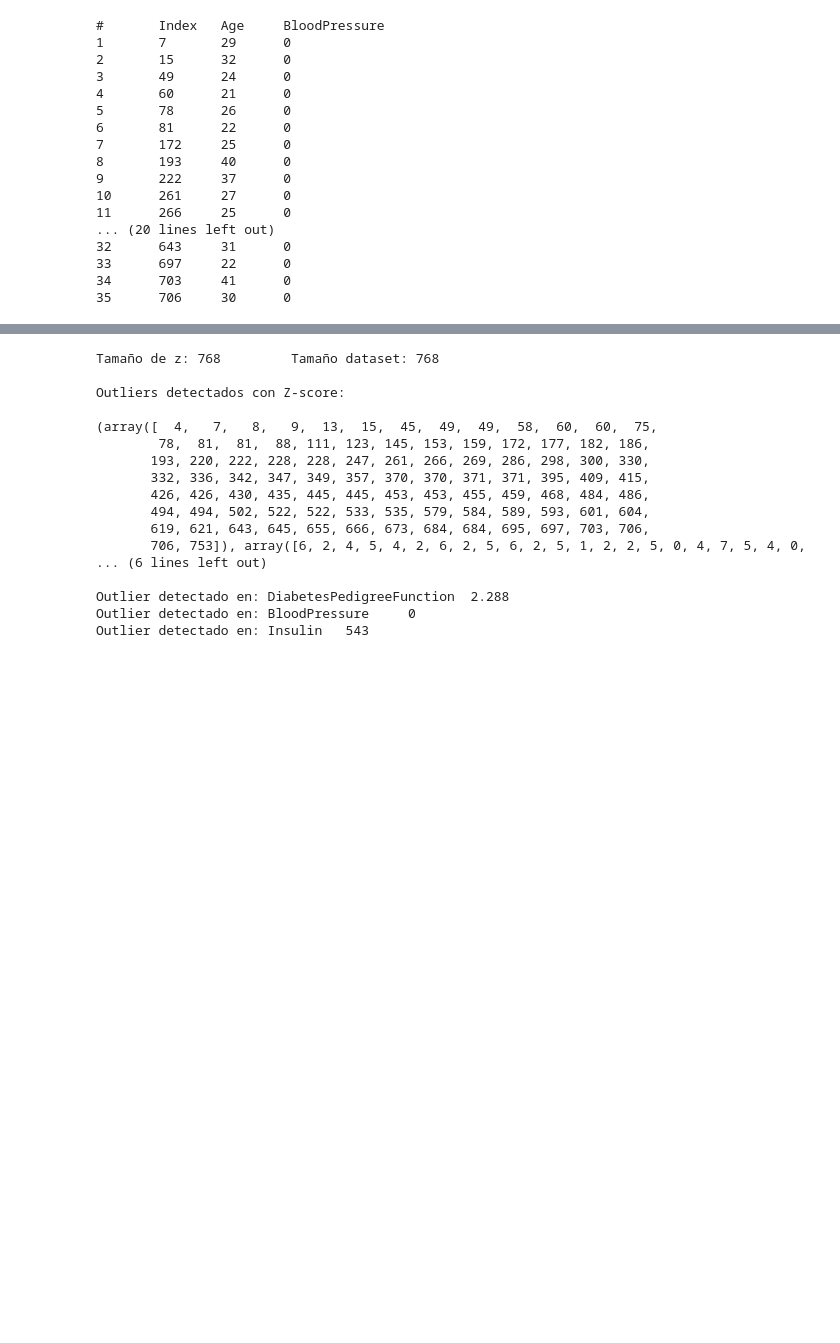
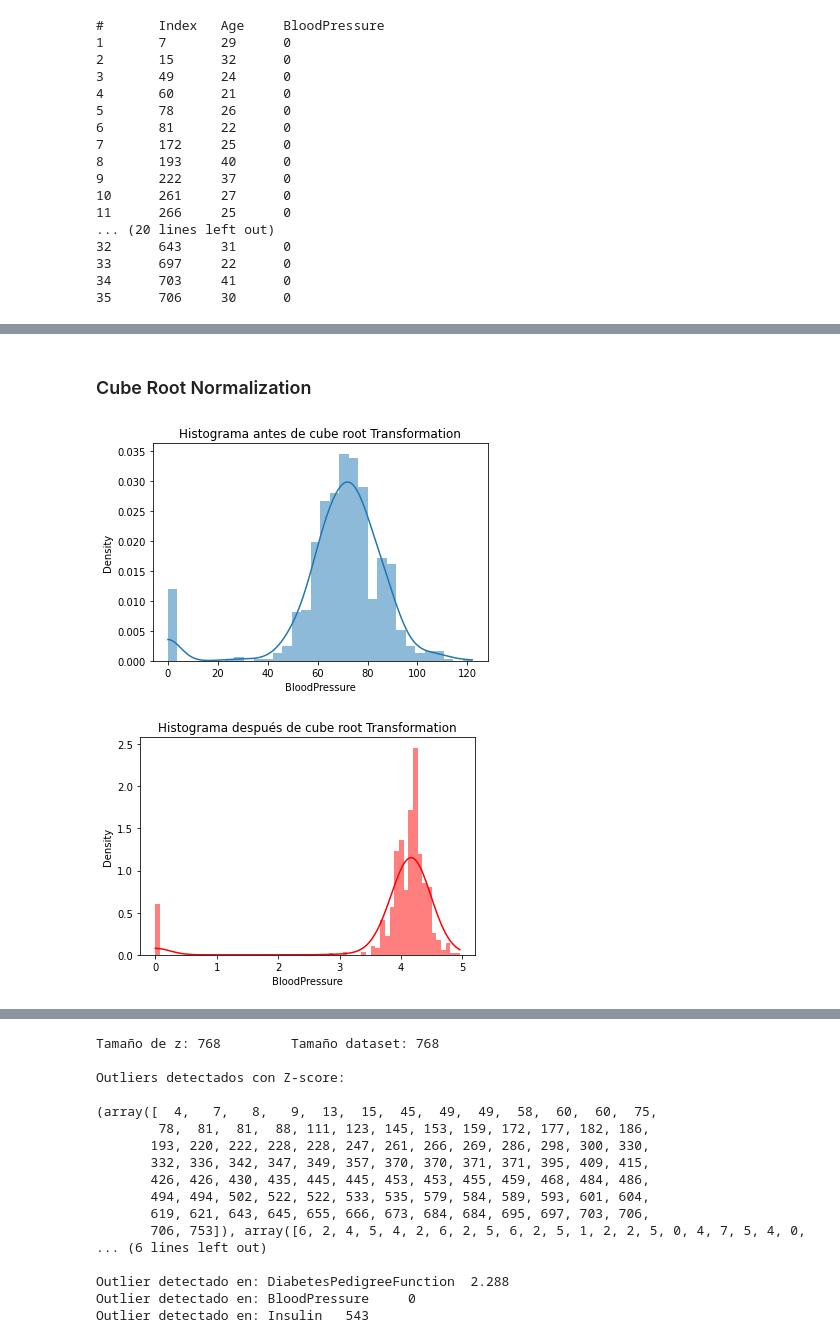
Before and after one commit to orlandxrf/curso-dl, a Jupyter notebook: notebooks/11a_Outliers.ipynb, the cells around one changed output, grey strips where cells are left out. Cells and saved outputs as stored; diff of their text form; code cells hidden in the pictures; blank space fills up the shorter version.

```diff
--- a/notebooks/11a_Outliers.ipynb
+++ b/notebooks/11a_Outliers.ipynb
@@ -166,0 +209,14 @@ for i, item in enumerate(tmp[0]):
+# %% [markdown]
+### Cube Root Normalization
+# %%
+sns.histplot(df['BloodPressure'], kde=True, stat="density", linewidth=0)
+plt.title("Histograma antes de cube root Transformation")
+plt.show()
+
+tmp_cube_root = (df['BloodPressure']**(1/3))
+sns.histplot(tmp_cube_root, kde=True, stat="density", linewidth=0, color="red")
+plt.title("Histograma después de cube root Transformation")
+plt.show()
+# %% [output]
+[figure, added]
+[figure, added]
```
Also changed, not shown: parts of 11 cells of this notebook.
